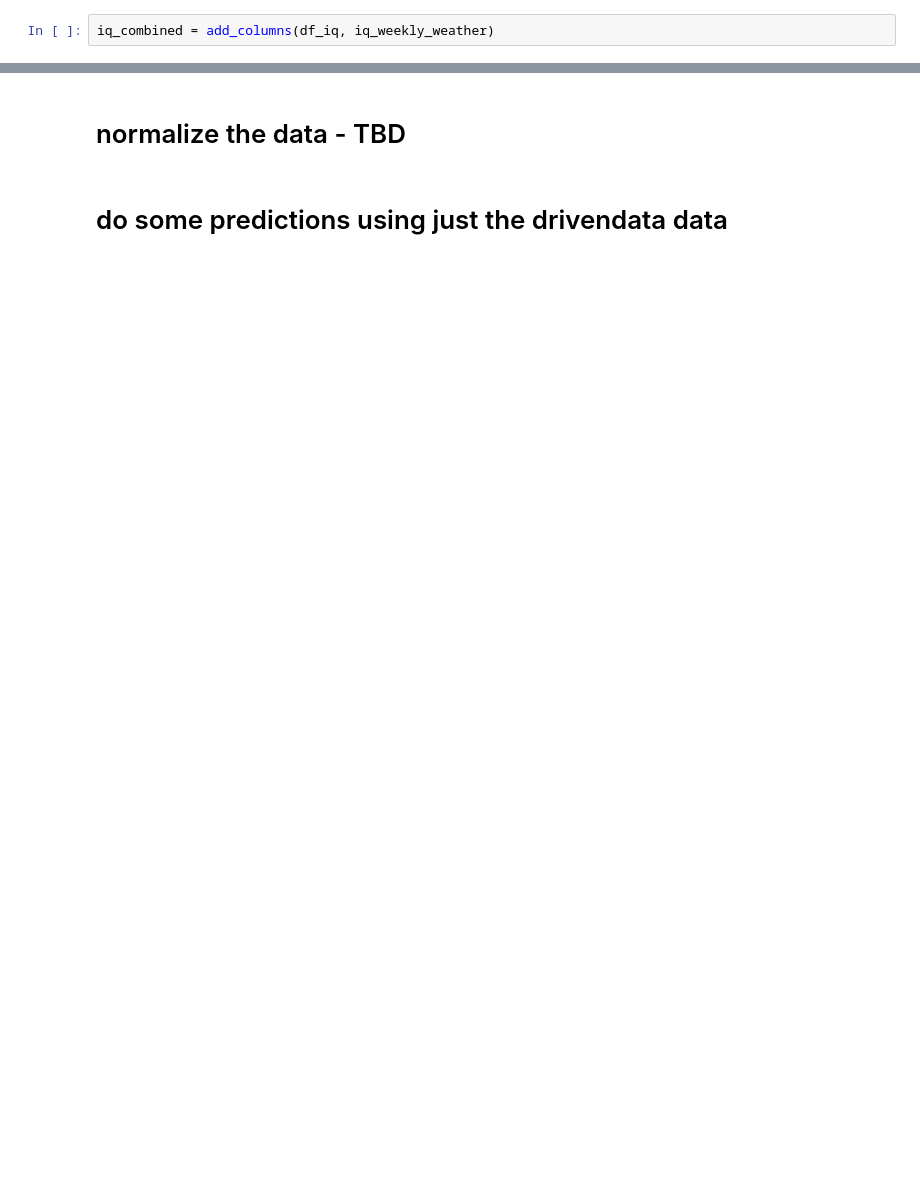
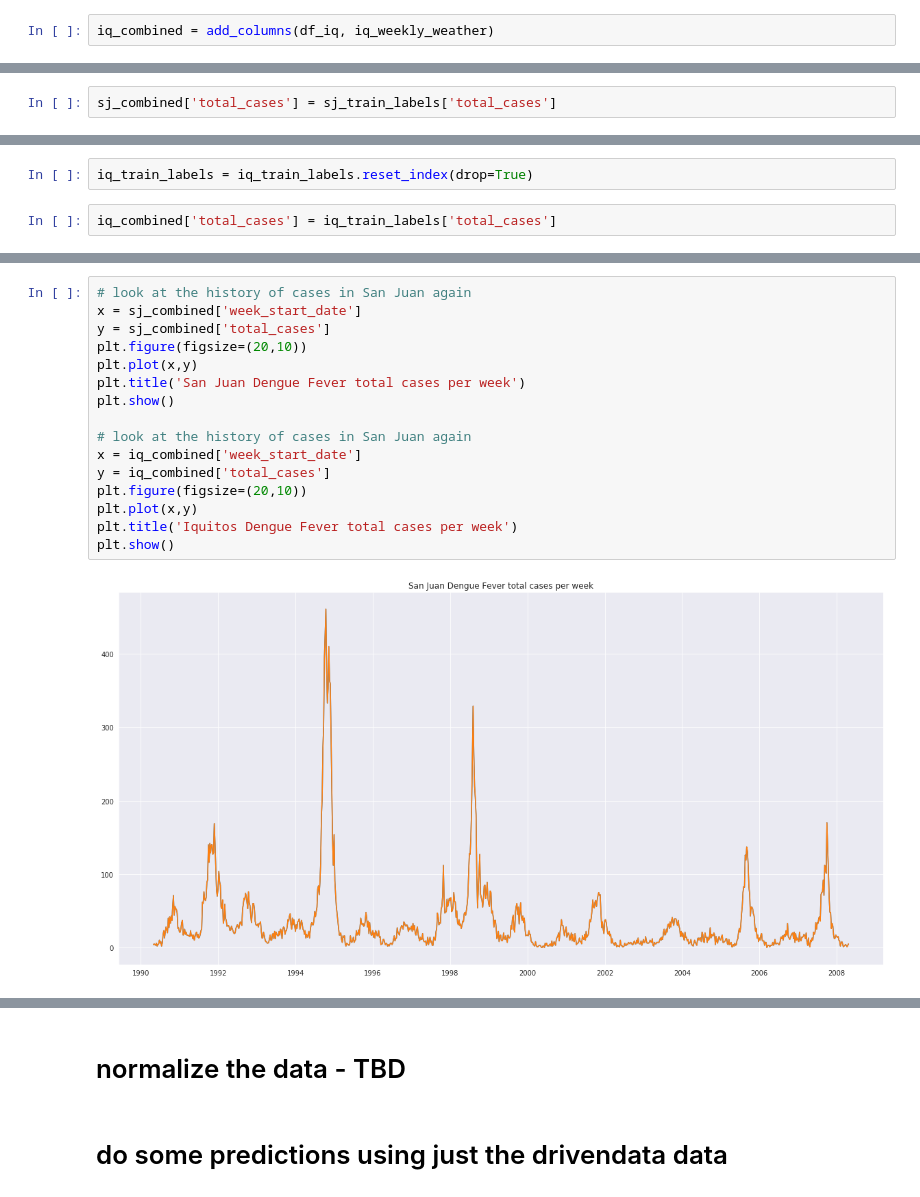
Before and after one commit to iEvidently/dsc-5-capstone-project-online-ds-pt-100118, a Jupyter notebook: dengue_fever_prediction.ipynb, the cells around one changed output, grey strips where cells are left out. Saved outputs shown, nothing was run; the diff lists cells and outputs as text; blank space fills up the shorter version.

```diff
--- a/dengue_fever_prediction.ipynb
+++ b/dengue_fever_prediction.ipynb
@@ -1973 +1978,3 @@ dtypes: datetime64[ns](1), float64(48), int64(2)
 memory usage: 207.3 KB
+# %%
+sj_combined['total_cases'] = sj_train_labels['total_cases']
@@ -1973,0 +2006,4 @@ memory usage: 207.3 KB
+# %%
+iq_train_labels = iq_train_labels.reset_index(drop=True)
+# %%
+iq_combined['total_cases'] = iq_train_labels['total_cases']
@@ -1973,0 +2045,18 @@ memory usage: 207.3 KB
+# %%
+# look at the history of cases in San Juan again
+x = sj_combined['week_start_date']
+y = sj_combined['total_cases']
+plt.figure(figsize=(20,10))
+plt.plot(x,y)
+plt.title('San Juan Dengue Fever total cases per week')
+plt.show()
+
+# look at the history of cases in San Juan again
+x = iq_combined['week_start_date']
+y = iq_combined['total_cases']
+plt.figure(figsize=(20,10))
+plt.plot(x,y)
+plt.title('Iquitos Dengue Fever total cases per week')
+plt.show()
+# %% [output]
+[figure, added]
```
Also changed, not shown: parts of 48 cells of this notebook.
